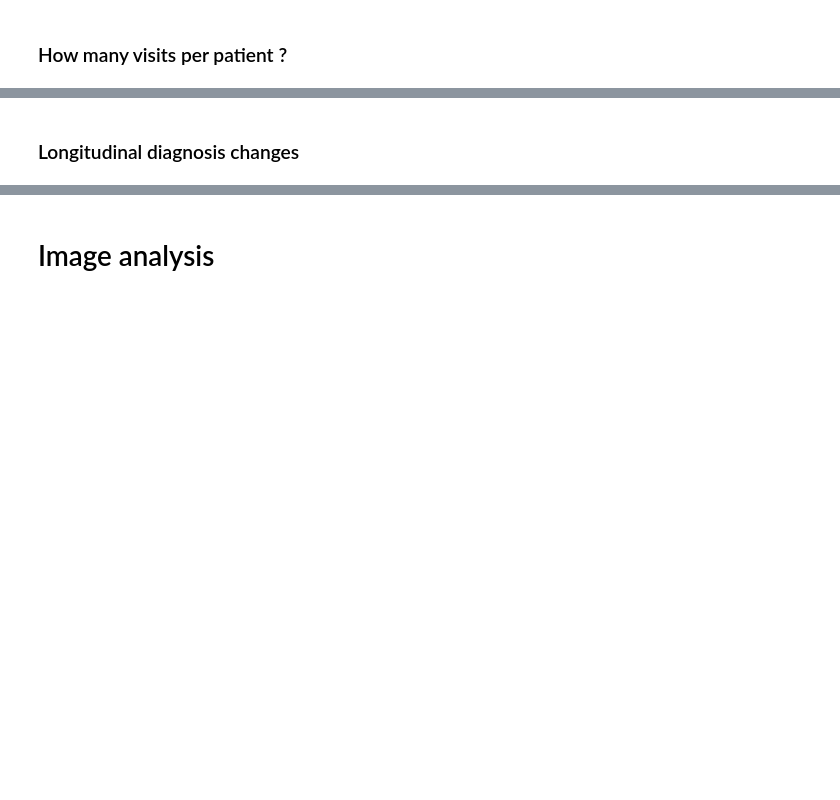
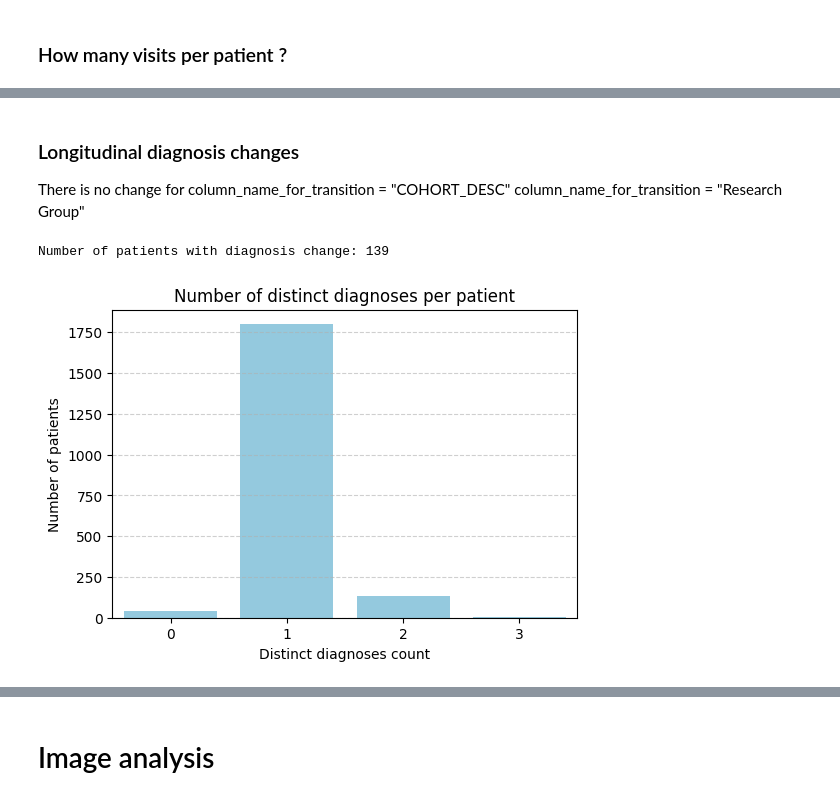
Before and after one commit to PierreFalconnier/mri-preprocessing, a Jupyter notebook: csv_exploration/PPMI_explo/PPMI_utlimate_exploration.ipynb, the cells around one changed output, grey strips where cells are left out. Saved outputs shown, nothing was run; the diff lists cells and outputs as text; code cells hidden in the pictures; blank space fills up the shorter version.

```diff
--- a/csv_exploration/PPMI_explo/PPMI_utlimate_exploration.ipynb
+++ b/csv_exploration/PPMI_explo/PPMI_utlimate_exploration.ipynb
@@ -118,7 +130,6 @@ print(ida_df.columns.tolist())
 ida_df["PATNO"] = ida_df["PATNO"].astype(str)
 curated_clinical_df["PATNO"] = curated_clinical_df["PATNO"].astype(str)
 ida_df["EVENT_ID"] = ida_df["Visit"].map(visit_to_event_id)
-curated_clinical_df["Visit"] = curated_clinical_df["EVENT_ID"].map(event_id_to_visit)
 curated_clinical_df["PRIMDIAG_DESC"] = curated_clinical_df["PRIMDIAG"].map(primdiag_map)
 curated_clinical_df["COHORT_DESC"] = curated_clinical_df["COHORT"].map(cohort_map)
 
@@ -131,5 +142,7 @@ df = pd.merge(
     on=["PATNO", "EVENT_ID"],
     suffixes=("", "_idasearch"),  # Curated stays same, Imaging gets '_ida' suffix
 )
+df["Visit"] = df["EVENT_ID"].map(event_id_to_visit)
+
 print("Final merged DataFrame shape:", df.shape)
 print("Final merged DataFrame columns:", df.columns.tolist())
@@ -308,19 +399,31 @@ plot_hist(
 # %% [markdown]
 ### Longitudinal diagnosis changes
+
+There is no change for
+column_name_for_transition = "COHORT_DESC"
+column_name_for_transition = "Research Group"
 # %%
-column_name = "PRIMDIAG_DESC"
-# Assuming COHORT_DEFINITION reflects diagnosis
-diagnosis_over_time = (
-    df.groupby("PATNO")[
-        column_name
-    ].nunique()  # number of distinct diagnoses per patient
-)
+column_name_for_transition = "PRIMDIAG_DESC"
+
+# number of distinct diagnoses per patient
+diagnosis_over_time = df.groupby("PATNO")[column_name_for_transition].nunique()
 
 # Patients with >1 diagnosis
 patients_changed_diag = diagnosis_over_time[diagnosis_over_time > 1]
 print(f"Number of patients with diagnosis change: {len(patients_changed_diag)}")
 
-# Optional: show which patients and their diagnoses
-diagnosis_per_patient = df.groupby("PATNO")[column_name].unique()
-for pat in patients_changed_diag.index:
-    print(f"{pat}: {diagnosis_per_patient[pat]}")
+# diagnosis_per_patient = df.groupby("PATNO")[column_name].unique()
+# for pat in patients_changed_diag.index:
+#     print(f"{pat}: {diagnosis_per_patient[pat]}")
+
+# Plot distribution
+plt.figure(figsize=(6, 4))
+sns.countplot(x=diagnosis_over_time, color="skyblue")
+plt.title("Number of distinct diagnoses per patient")
+plt.xlabel("Distinct diagnoses count")
+plt.ylabel("Number of patients")
+plt.grid(axis="y", linestyle="--", alpha=0.6)
+plt.show()
+# %% [output]
+Number of patients with diagnosis change: 139
+[figure, added]
```
Also changed, not shown: parts of 35 cells of this notebook, 2 other files.
